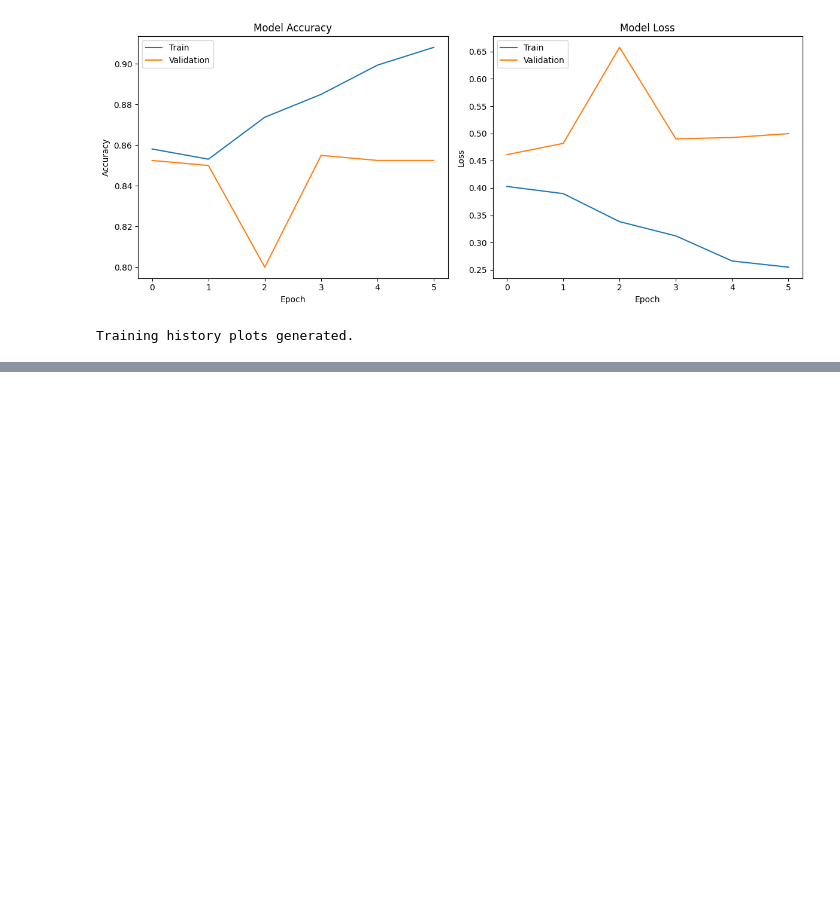
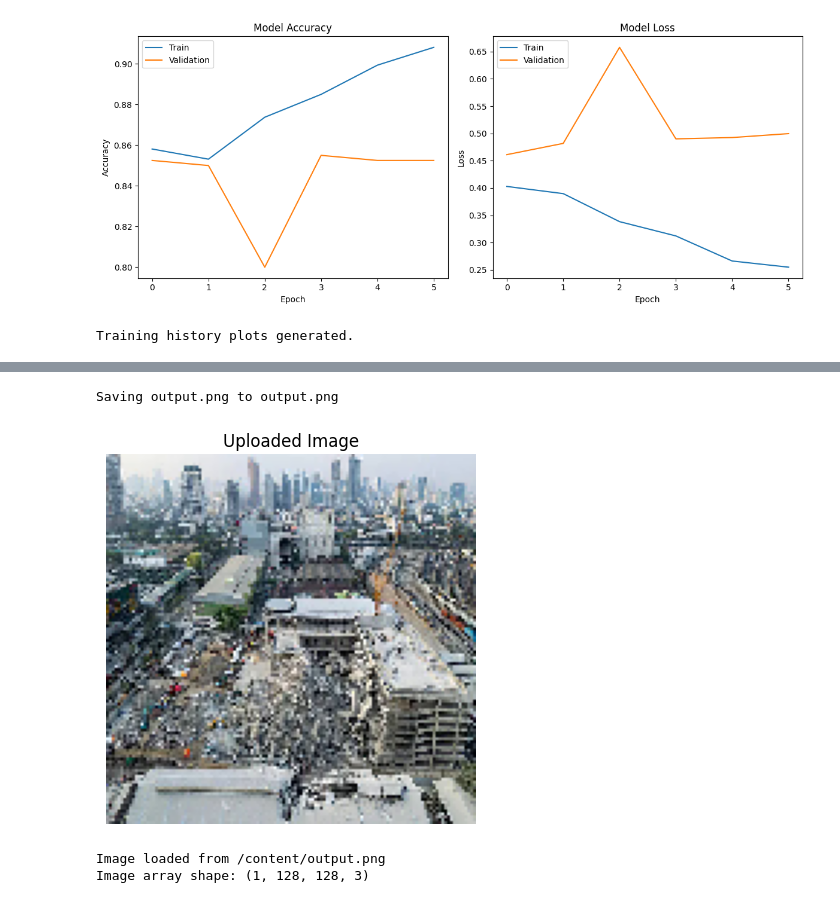
Before and after one commit to MishraShardendu22/CNN-Deep-Learning-Project-Implementation, a Jupyter notebook: CNN_Project_Implementation.ipynb, the cells around one changed output, grey strips where cells are left out. Cells and saved outputs as stored; diff of their text form; code cells hidden in the pictures; blank space fills up the shorter version.

```diff
--- a/CNN_Project_Implementation.ipynb
+++ b/CNN_Project_Implementation.ipynb
@@ -255,0 +260,28 @@ Training history plots generated.
+# %%
+from google.colab import files
+from tensorflow.keras.preprocessing import image
+import matplotlib.pyplot as plt
+import numpy as np
+
+# Upload the image
+uploaded = files.upload()
+
+# Get the filename of the uploaded image
+for fn in uploaded.keys():
+  img_path = '/content/' + fn
+
+# Load and preprocess the image
+img = image.load_img(img_path, target_size=IMG_SIZE)
+img_array = image.img_to_array(img)
+img_array = np.expand_dims(img_array, axis=0) # Create a batch
+img_array = img_array / 255.0  # Normalize the image
+
+# Display the uploaded image
+plt.imshow(img)
+plt.title("Uploaded Image")
+plt.axis('off')
+plt.show()
+
+print(f"Image loaded from {img_path}")
+print(f"Image array shape: {img_array.shape}")
+# %% [output]
@@ -255,0 +289,4 @@ Training history plots generated.
+Saving output.png to output.png
+[figure, added]
+Image loaded from /content/output.png
+Image array shape: (1, 128, 128, 3)
```
Also changed, not shown: parts of 3 cells of this notebook.
